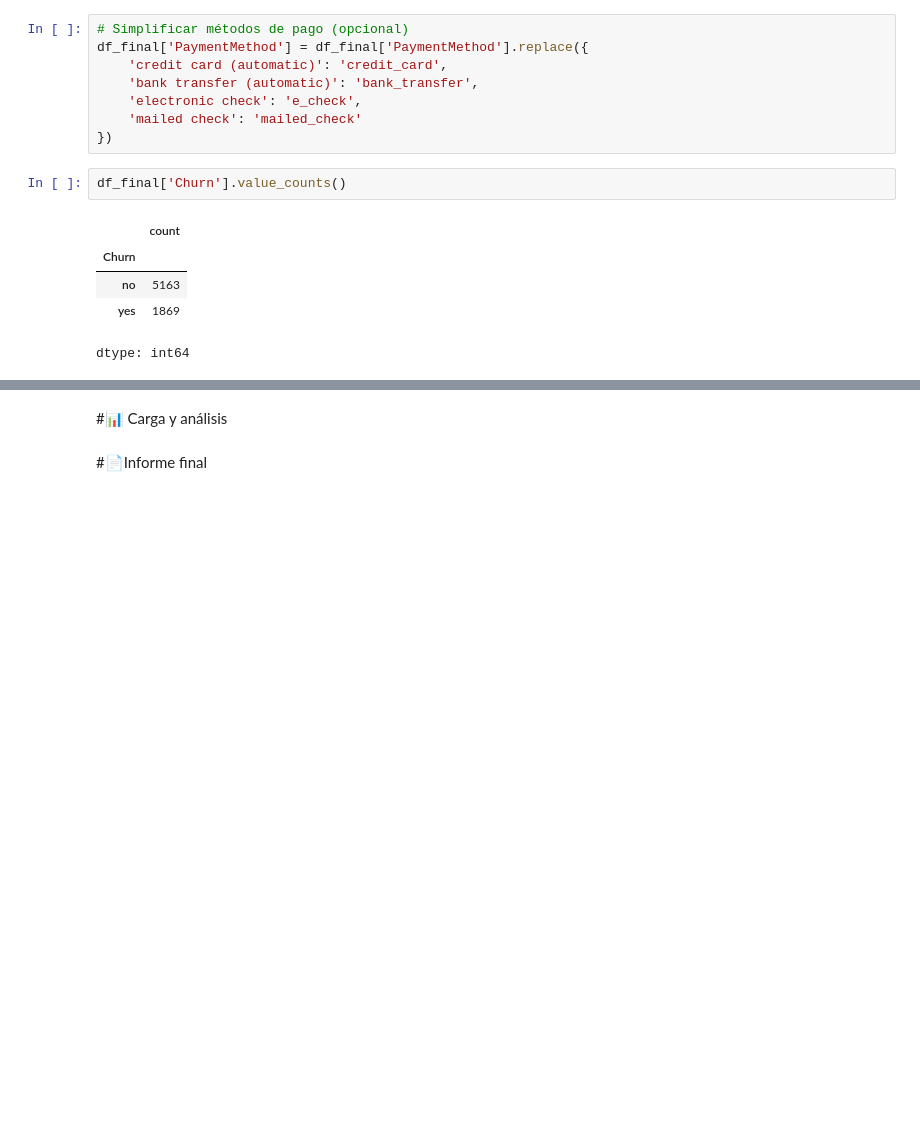
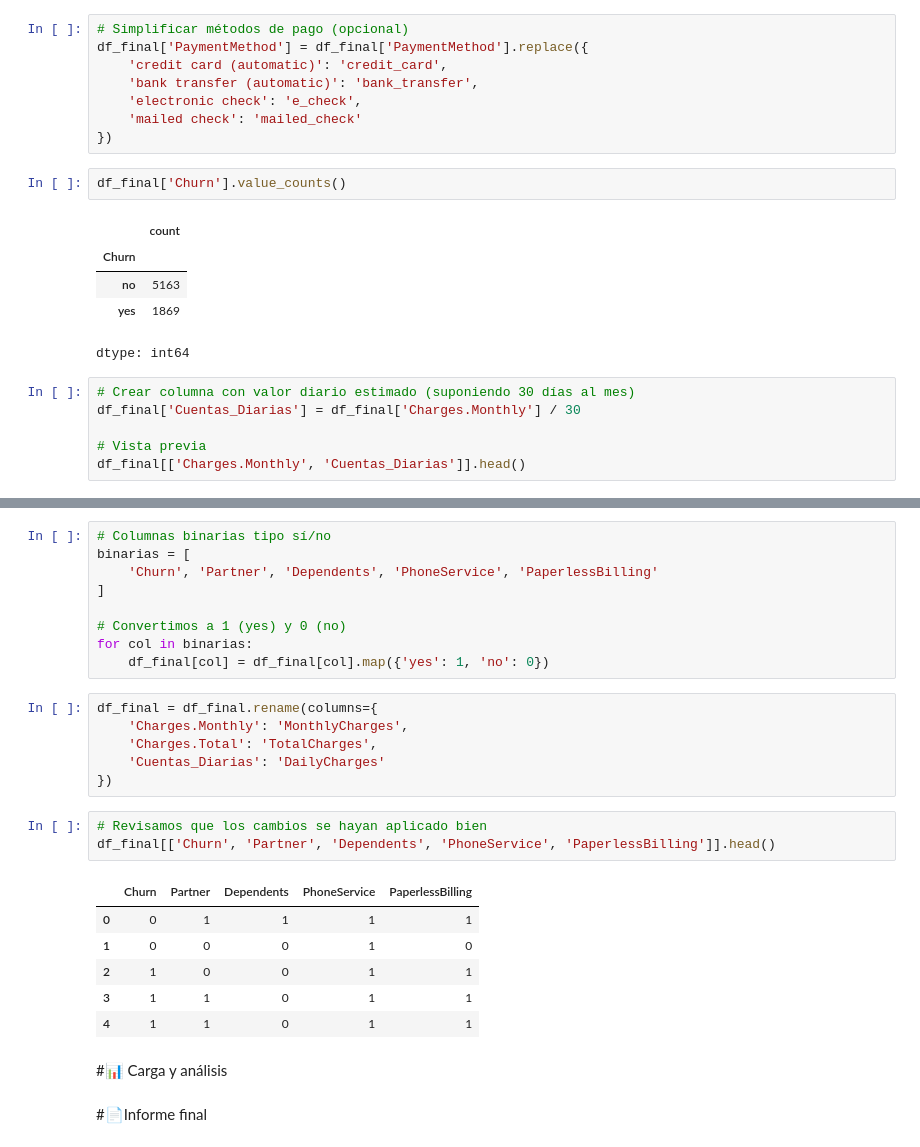
Before and after one commit to CSebasGC/csgc_TelecomX_parte2, a Jupyter notebook: TelecomX_LATAM.ipynb, the cells around one changed output, grey strips where cells are left out. Saved outputs shown, nothing was run; the diff lists cells and outputs as text; blank space fills up the shorter version.

```diff
--- a/TelecomX_LATAM.ipynb
+++ b/TelecomX_LATAM.ipynb
@@ -269,3 +269,9 @@ df_final['Churn'].value_counts()
 | no | 5163 |
 | yes | 1869 |
 dtype: int64
+# %%
+# Crear columna con valor diario estimado (suponiendo 30 días al mes)
+df_final['Cuentas_Diarias'] = df_final['Charges.Monthly'] / 30
+
+# Vista previa
+df_final[['Charges.Monthly', 'Cuentas_Diarias']].head()
@@ -272,3 +285,28 @@ dtype: int64
+# %%
+# Columnas binarias tipo sí/no
+binarias = [
+    'Churn', 'Partner', 'Dependents', 'PhoneService', 'PaperlessBilling'
+]
+
+# Convertimos a 1 (yes) y 0 (no)
+for col in binarias:
+    df_final[col] = df_final[col].map({'yes': 1, 'no': 0})
+# %%
+df_final = df_final.rename(columns={
+    'Charges.Monthly': 'MonthlyCharges',
+    'Charges.Total': 'TotalCharges',
+    'Cuentas_Diarias': 'DailyCharges'
+})
+# %%
+# Revisamos que los cambios se hayan aplicado bien
+df_final[['Churn', 'Partner', 'Dependents', 'PhoneService', 'PaperlessBilling']].head()
+# %% [output]
+|  | Churn | Partner | Dependents | PhoneService | PaperlessBilling |
+| 0 | 0 | 1 | 1 | 1 | 1 |
+| 1 | 0 | 0 | 0 | 1 | 0 |
+| 2 | 1 | 0 | 0 | 1 | 1 |
+| 3 | 1 | 1 | 0 | 1 | 1 |
+| 4 | 1 | 1 | 0 | 1 | 1 |
 # %% [markdown]
 #📊 Carga y análisis
 # %% [markdown]
```
Also changed, not shown: parts of 1 cell of this notebook.
